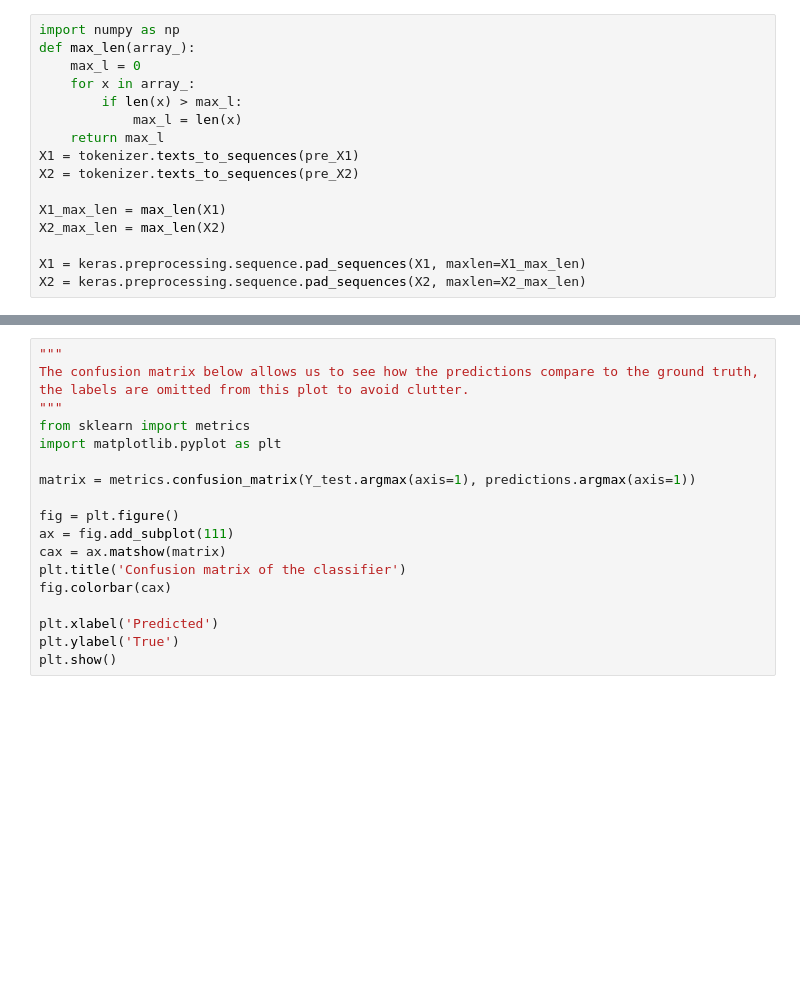
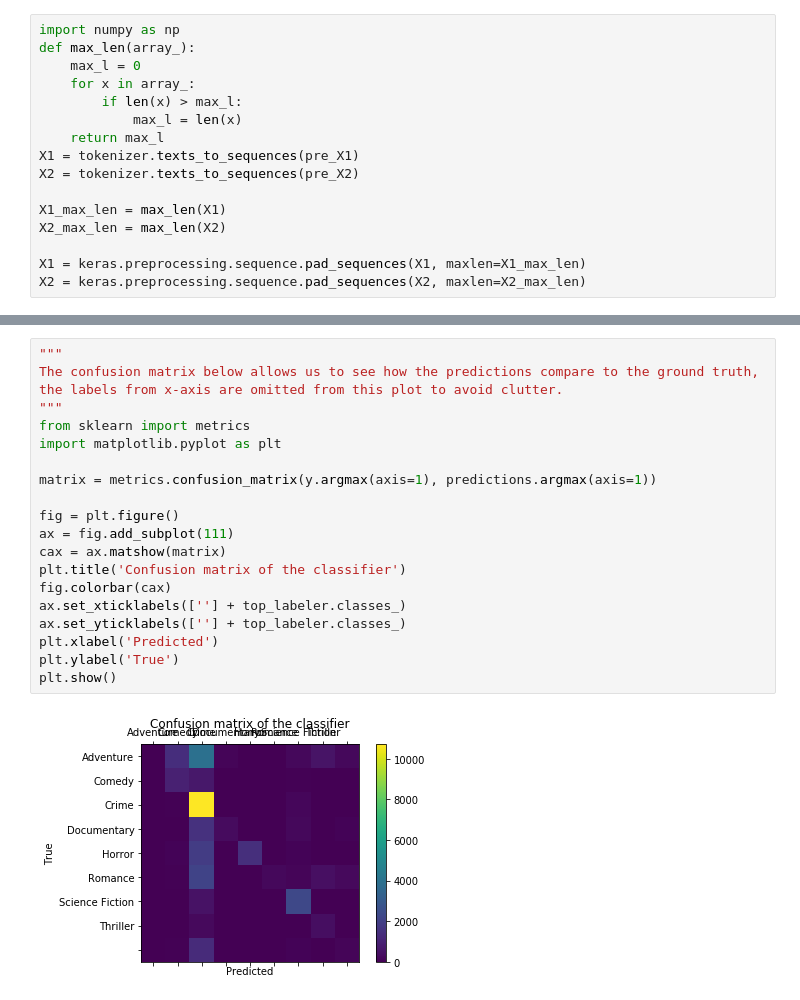
Before and after one commit to MMWa/Deep-Movie-Genre-Prediciton, a Jupyter notebook: train.ipynb, the cells around one changed output, grey strips where cells are left out. Saved outputs shown, nothing was run; the diff lists cells and outputs as text; blank space fills up the shorter version.

```diff
--- a/train.ipynb
+++ b/train.ipynb
@@ -133,19 +209,22 @@ print(Y_test.shape)
 # %%
 """
 The confusion matrix below allows us to see how the predictions compare to the ground truth,
-the labels are omitted from this plot to avoid clutter.
+the labels from x-axis are omitted from this plot to avoid clutter.
 """
 from sklearn import metrics
 import matplotlib.pyplot as plt
 
-matrix = metrics.confusion_matrix(Y_test.argmax(axis=1), predictions.argmax(axis=1))
+matrix = metrics.confusion_matrix(y.argmax(axis=1), predictions.argmax(axis=1))
 
 fig = plt.figure()
 ax = fig.add_subplot(111)
 cax = ax.matshow(matrix)
 plt.title('Confusion matrix of the classifier')
 fig.colorbar(cax)
-
+ax.set_xticklabels([''] + top_labeler.classes_)
+ax.set_yticklabels([''] + top_labeler.classes_)
 plt.xlabel('Predicted')
 plt.ylabel('True')
 plt.show()
+# %% [output]
+[figure, added]
```
Also changed, not shown: parts of 20 cells of this notebook, 5 other files.
